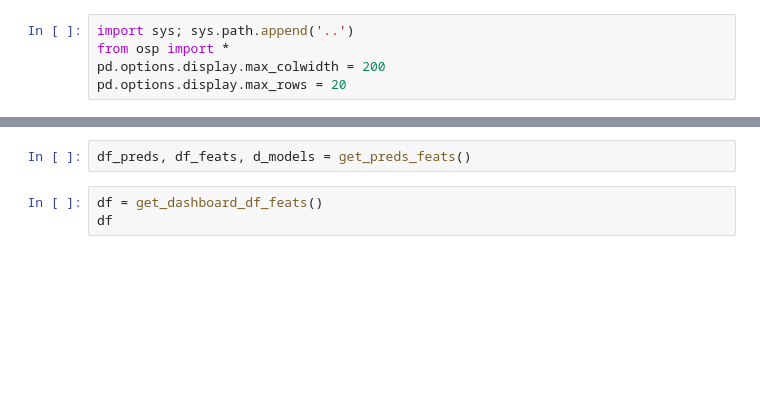
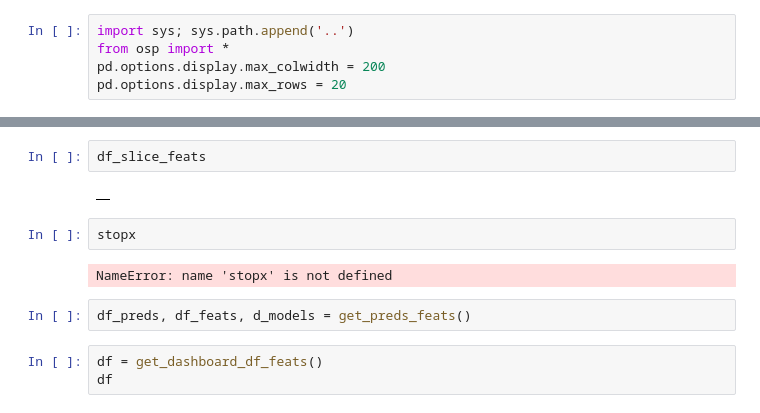
Before and after one commit to quadrismegistus/ordinary-style-philosophy, a Jupyter notebook: notebooks/AppHelp4.ipynb, the cells around one changed output, grey strips where cells are left out. Drawn from its saved outputs; the diff is of its cells as text; blank space fills up the shorter version.

```diff
--- a/notebooks/AppHelp4.ipynb
+++ b/notebooks/AppHelp4.ipynb
@@ -6,3 +106,11 @@ pd.options.display.max_rows = 20
+# %%
+df_slice_feats
+# %% [output]
+|  |
+# %%
+stopx
+# %% [output]
+NameError: name 'stopx' is not defined
 # %%
 df_preds, df_feats, d_models = get_preds_feats()
 # %%
```
Also changed, not shown: parts of 7 cells of this notebook, 12 other files.
